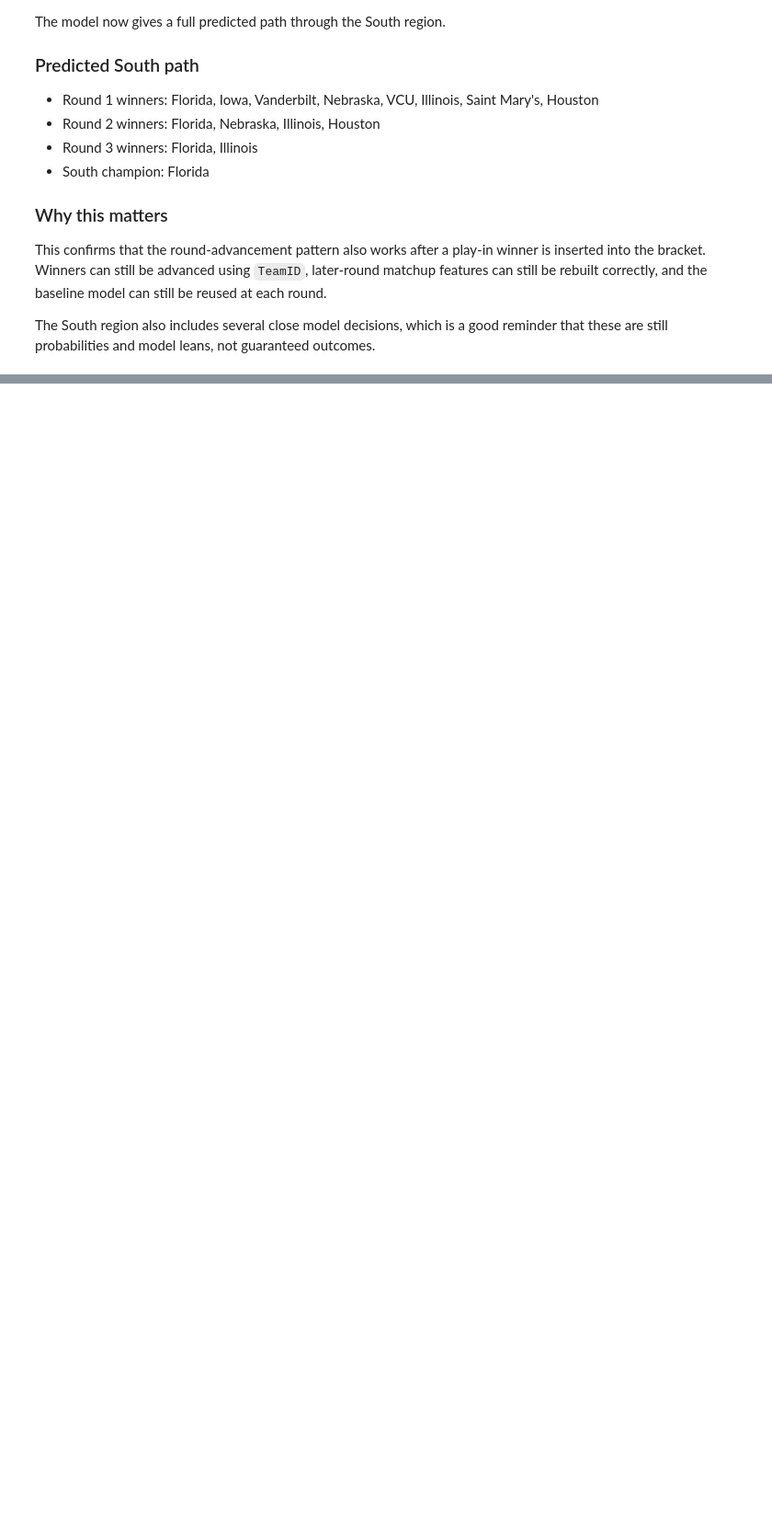
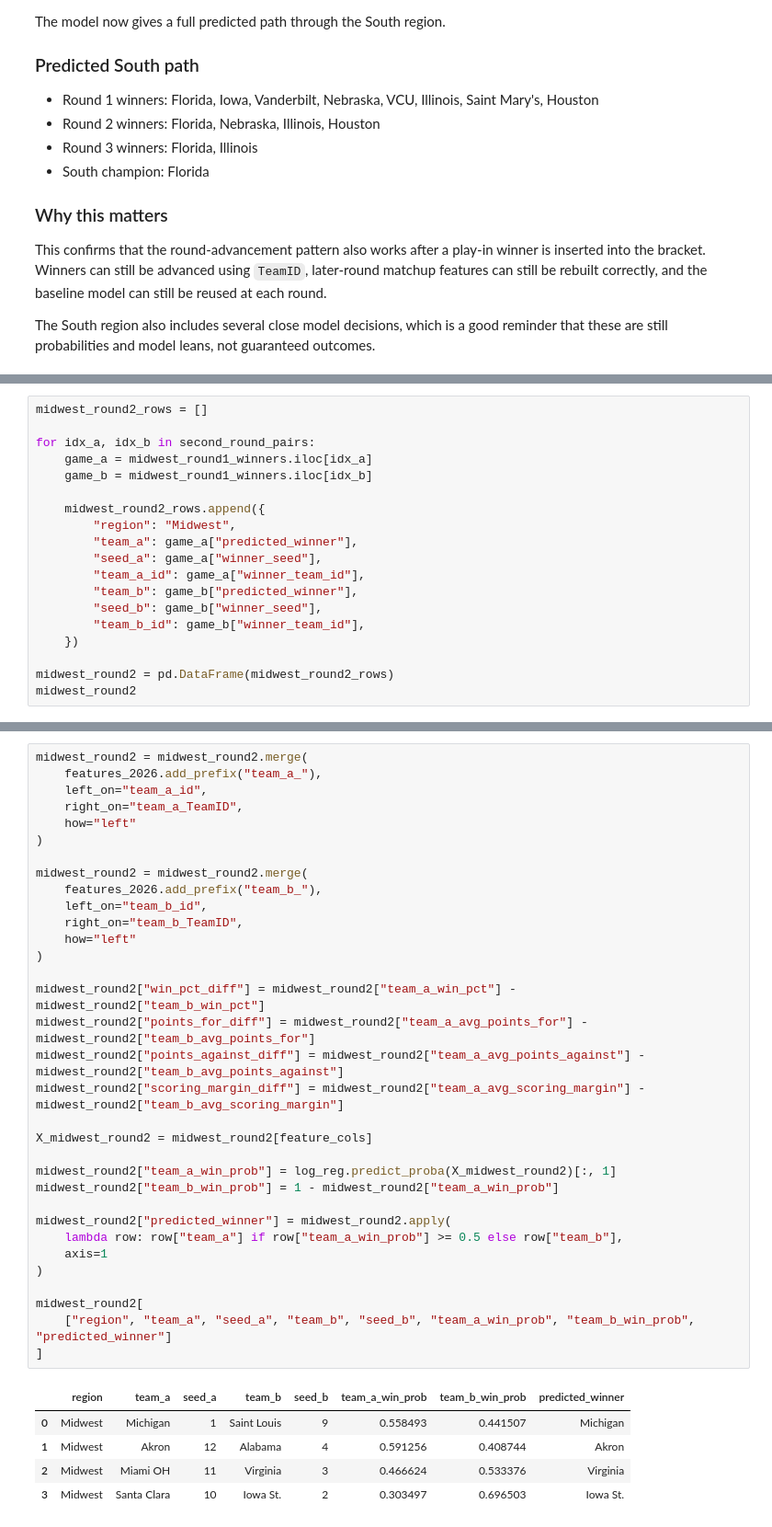
Before and after one commit to Andreachurchwell/march-madness-bracket-simulator, a Jupyter notebook: notebooks/exploration.ipynb, the cells around one changed output, grey strips where cells are left out. Shown at 92% size. Saved outputs shown, nothing was run; the diff lists cells and outputs as text; blank space fills up the shorter version.

```diff
--- a/notebooks/exploration.ipynb
+++ b/notebooks/exploration.ipynb
@@ -2973,0 +3044,19 @@ The South region also includes several close model decisions, which is a good re
+# %%
+midwest_round2_rows = []
+
+for idx_a, idx_b in second_round_pairs:
+    game_a = midwest_round1_winners.iloc[idx_a]
+    game_b = midwest_round1_winners.iloc[idx_b]
+
+    midwest_round2_rows.append({
+        "region": "Midwest",
+        "team_a": game_a["predicted_winner"],
+        "seed_a": game_a["winner_seed"],
+        "team_a_id": game_a["winner_team_id"],
+        "team_b": game_b["predicted_winner"],
+        "seed_b": game_b["winner_seed"],
+        "team_b_id": game_b["winner_team_id"],
+    })
+
+midwest_round2 = pd.DataFrame(midwest_round2_rows)
+midwest_round2
@@ -2973,0 +3069,39 @@ The South region also includes several close model decisions, which is a good re
+# %%
+midwest_round2 = midwest_round2.merge(
+    features_2026.add_prefix("team_a_"),
+    left_on="team_a_id",
+    right_on="team_a_TeamID",
+    how="left"
+)
+
+midwest_round2 = midwest_round2.merge(
+    features_2026.add_prefix("team_b_"),
+    left_on="team_b_id",
+    right_on="team_b_TeamID",
+    how="left"
+)
+
+midwest_round2["win_pct_diff"] = midwest_round2["team_a_win_pct"] - midwest_round2["team_b_win_pct"]
+midwest_round2["points_for_diff"] = midwest_round2["team_a_avg_points_for"] - midwest_round2["team_b_avg_points_for"]
+midwest_round2["points_against_diff"] = midwest_round2["team_a_avg_points_against"] - midwest_round2["team_b_avg_points_against"]
+midwest_round2["scoring_margin_diff"] = midwest_round2["team_a_avg_scoring_margin"] - midwest_round2["team_b_avg_scoring_margin"]
+
+X_midwest_round2 = midwest_round2[feature_cols]
+
+midwest_round2["team_a_win_prob"] = log_reg.predict_proba(X_midwest_round2)[:, 1]
+midwest_round2["team_b_win_prob"] = 1 - midwest_round2["team_a_win_prob"]
+
+midwest_round2["predicted_winner"] = midwest_round2.apply(
+    lambda row: row["team_a"] if row["team_a_win_prob"] >= 0.5 else row["team_b"],
+    axis=1
+)
+
+midwest_round2[
+    ["region", "team_a", "seed_a", "team_b", "seed_b", "team_a_win_prob", "team_b_win_prob", "predicted_winner"]
+]
+# %% [output]
+|  | region | team_a | seed_a | team_b | seed_b | team_a_win_prob | team_b_win_prob | predicted_winner |
+| 0 | Midwest | Michigan | 1 | Saint Louis | 9 | 0.558493 | 0.441507 | Michigan |
+| 1 | Midwest | Akron | 12 | Alabama | 4 | 0.591256 | 0.408744 | Akron |
+| 2 | Midwest | Miami OH | 11 | Virginia | 3 | 0.466624 | 0.533376 | Virginia |
+| 3 | Midwest | Santa Clara | 10 | Iowa St. | 2 | 0.303497 | 0.696503 | Iowa St. |
```
Also changed, not shown: parts of 29 cells of this notebook, 1 other file.
